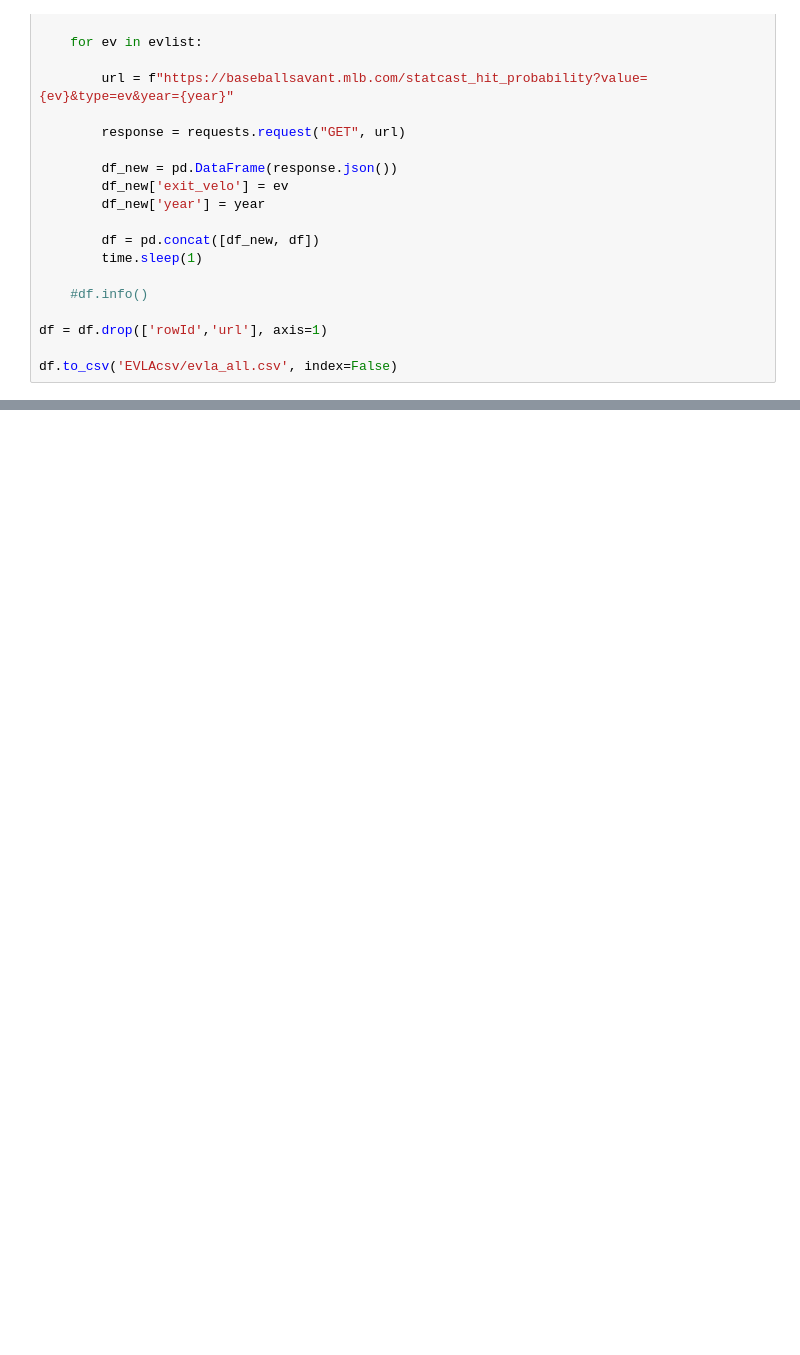
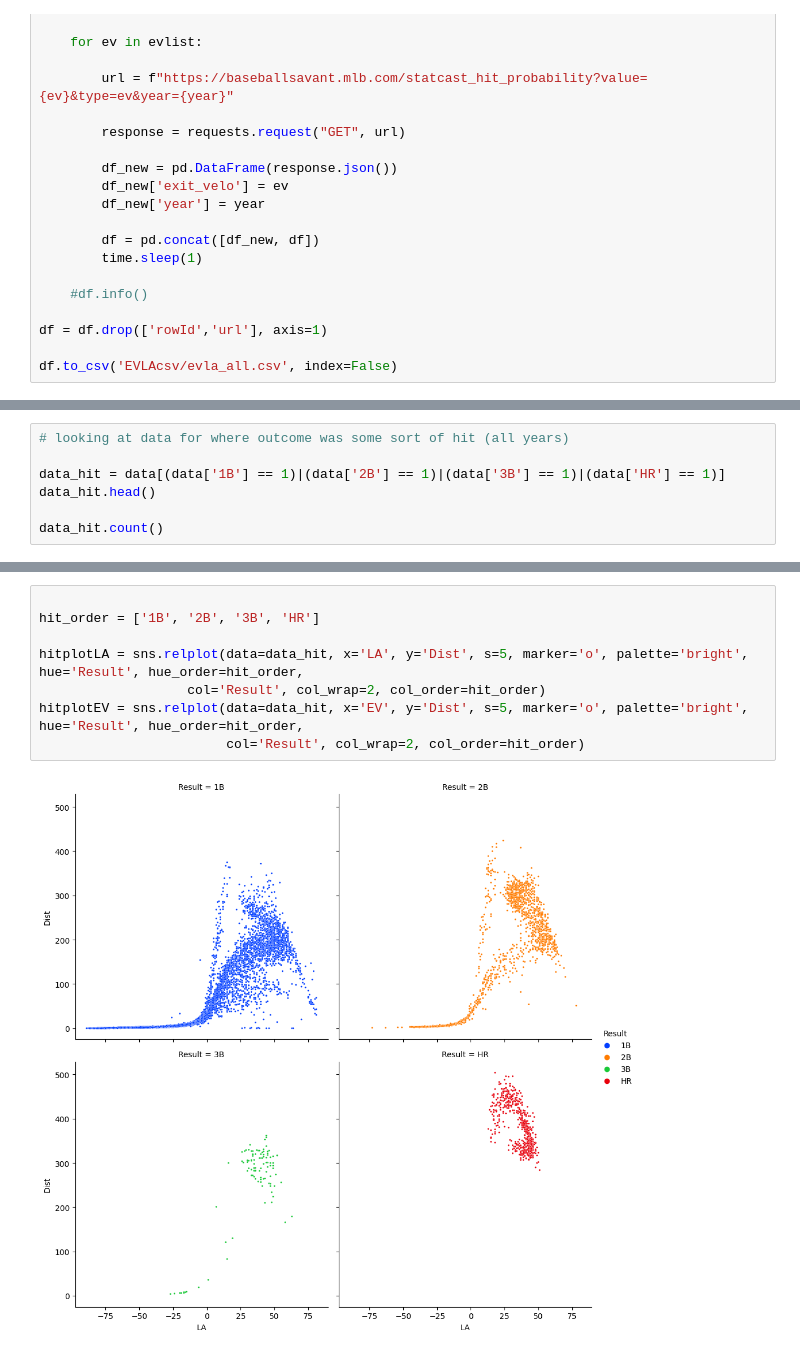
Before and after one commit to brbutler304/savant, a Jupyter notebook: masterlist.ipynb, the cells around one changed output, grey strips where cells are left out. Saved outputs shown, nothing was run; the diff lists cells and outputs as text; blank space fills up the shorter version.

```diff
--- a/masterlist.ipynb
+++ b/masterlist.ipynb
@@ -83,0 +121,7 @@ sns.histplot(df, x=)
+# %%
+# looking at data for where outcome was some sort of hit (all years)
+
+data_hit = data[(data['1B'] == 1)|(data['2B'] == 1)|(data['3B'] == 1)|(data['HR'] == 1)]
+data_hit.head()
+
+data_hit.count()
@@ -83,0 +147,10 @@ sns.histplot(df, x=)
+# %%
+
+hit_order = ['1B', '2B', '3B', 'HR']
+
+hitplotLA = sns.relplot(data=data_hit, x='LA', y='Dist', s=5, marker='o', palette='bright', hue='Result', hue_order=hit_order,
+                   col='Result', col_wrap=2, col_order=hit_order)
+hitplotEV = sns.relplot(data=data_hit, x='EV', y='Dist', s=5, marker='o', palette='bright', hue='Result', hue_order=hit_order,
+                        col='Result', col_wrap=2, col_order=hit_order)
+# %% [output]
+[figure, added]
```
Also changed, not shown: parts of 9 cells of this notebook.
